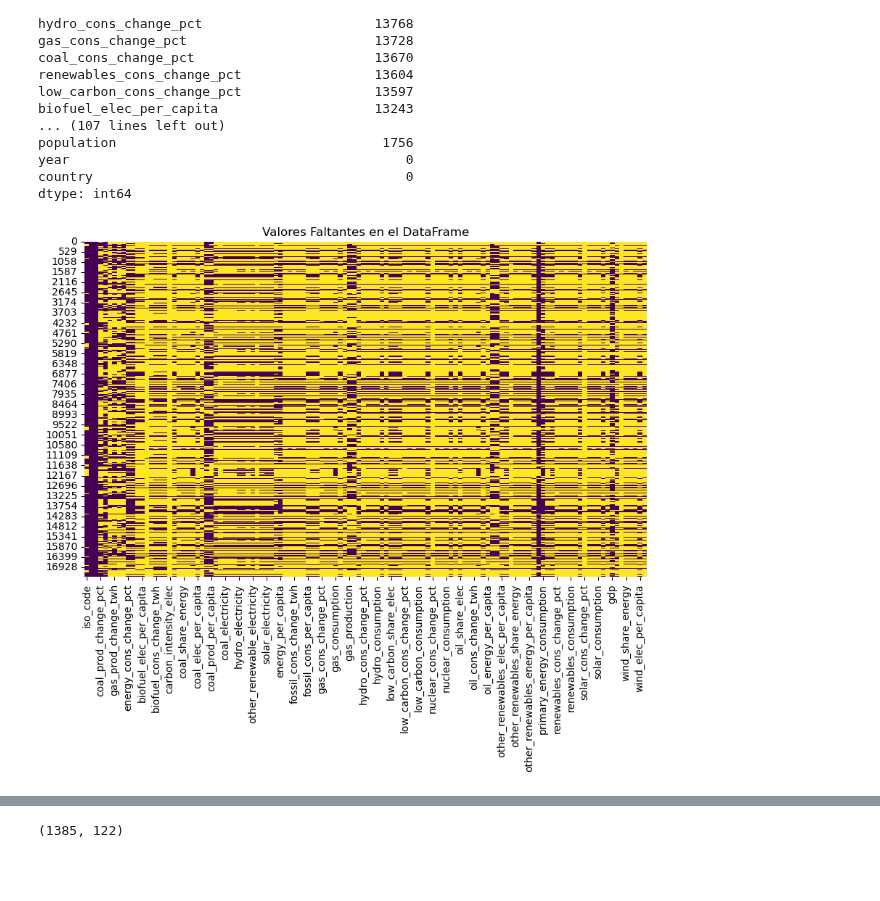
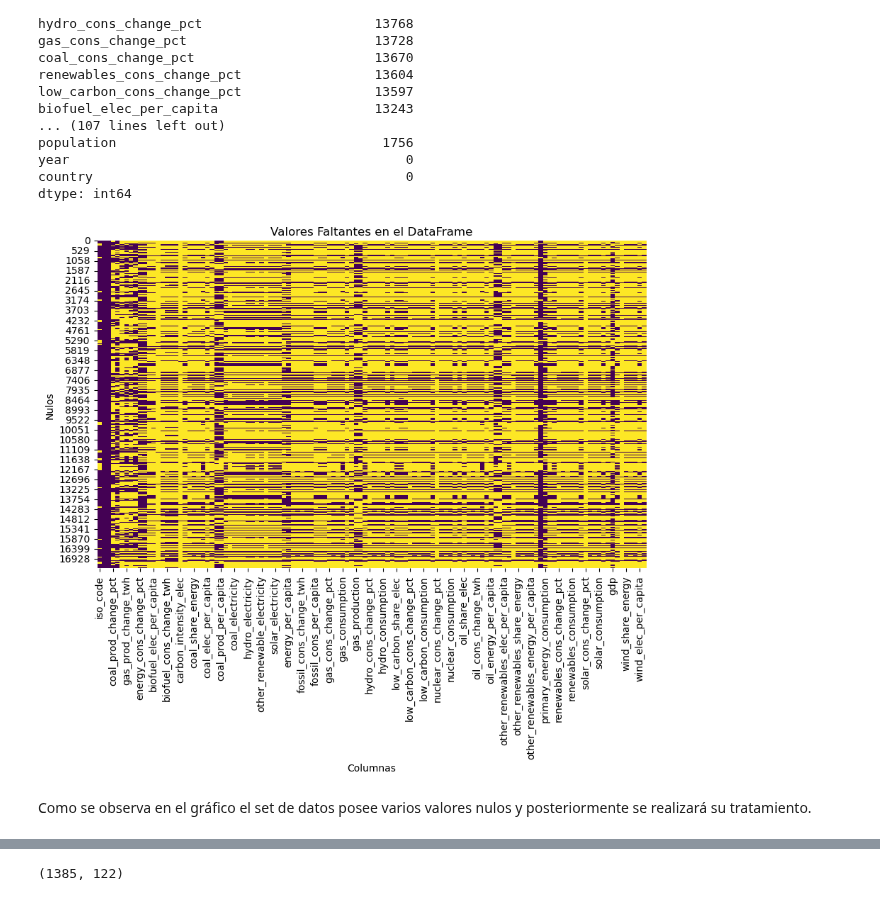
Before and after one commit to L-Ameneiro/EDA-Datasets, a Jupyter notebook: notebooks/consumo_energetico_mundial.ipynb, the cells around one changed output, grey strips where cells are left out. Cells and saved outputs as stored; diff of their text form; code cells hidden in the pictures; blank space fills up the shorter version.

Commit message:
nulos y orden de la notebook

```diff
--- a/notebooks/consumo_energetico_mundial.ipynb
+++ b/notebooks/consumo_energetico_mundial.ipynb
@@ -65,10 +68,14 @@ year                                           0
 country                                        0
 dtype: int64
 # %%
-# visualización de valores faltantes
+# Se visualiza los valores faltantes
 plt.figure(figsize=(10, 6))
 sns.heatmap(wec.isnull(), cmap='viridis', cbar=False)
 plt.title('Valores Faltantes en el DataFrame')
+plt.xlabel('Columnas')
+plt.ylabel('Nulos')
 plt.show()
 # %% [output]
-[figure, old version]
+[figure, new version]
+# %% [markdown]
+Como se observa en el gráfico el set de datos posee varios valores nulos y posteriormente se realizará su tratamiento.
```
Also changed, not shown: parts of 39 cells of this notebook, 3 other files.
